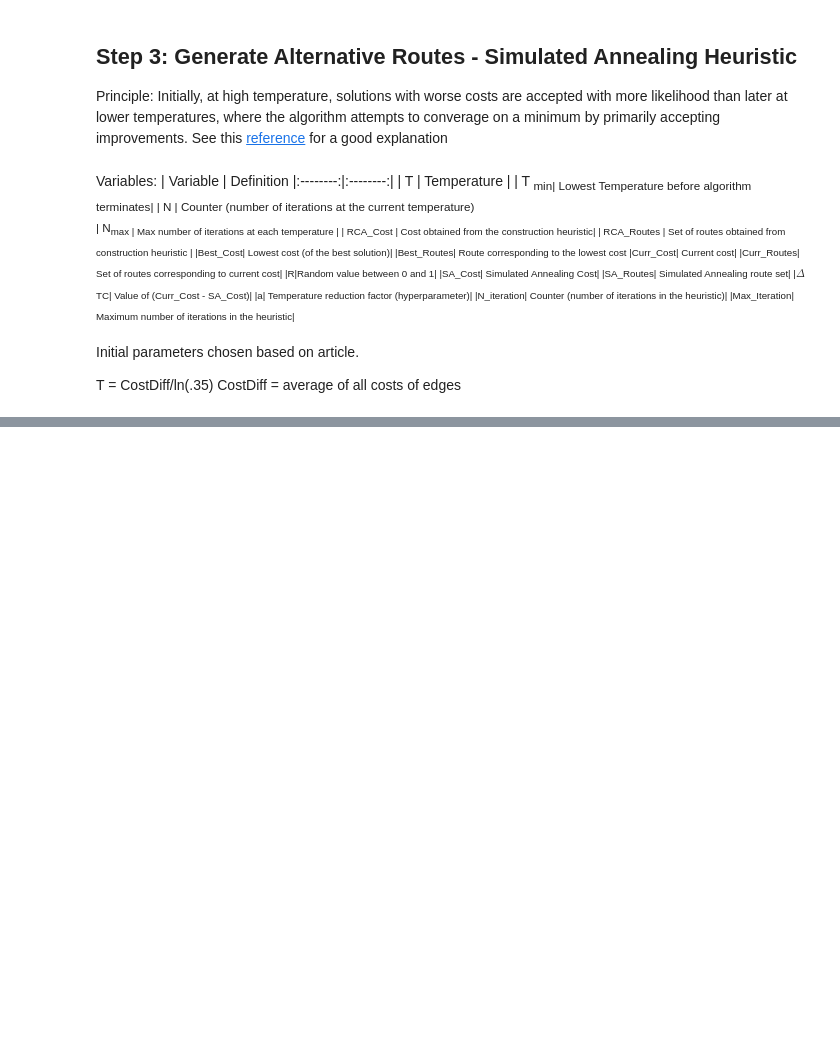
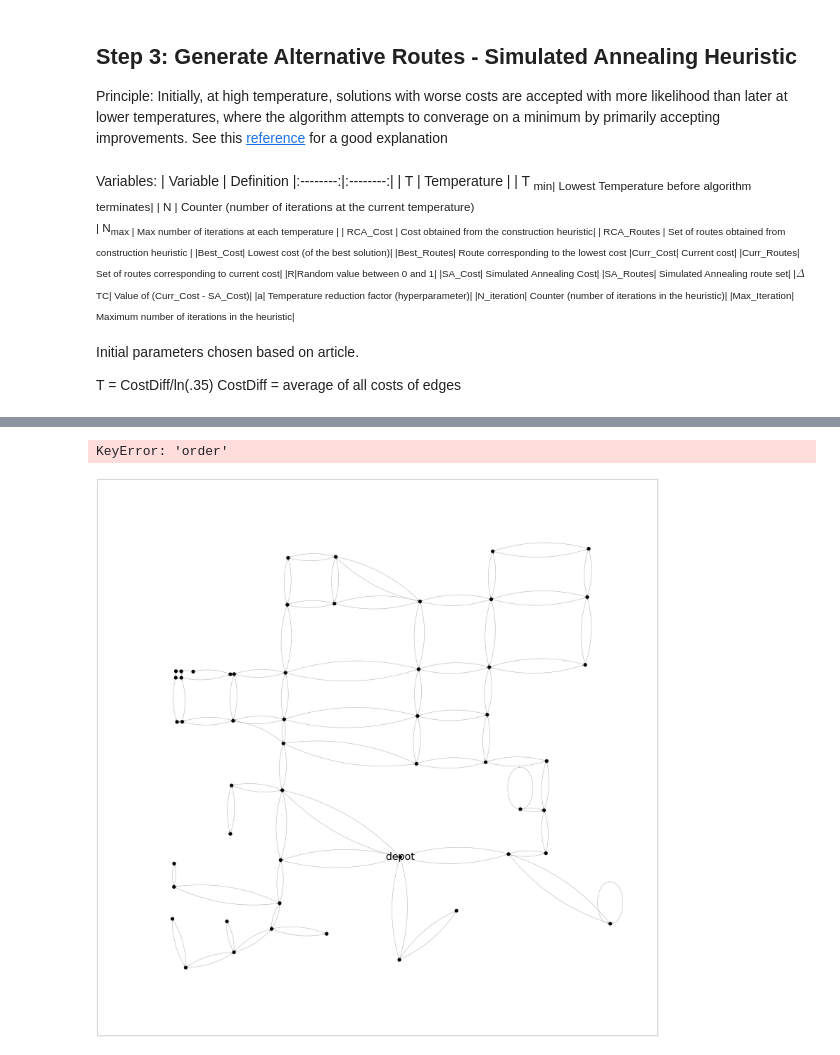
Before and after one commit to Ian1528/Snowplow-Route-Optimization, a Jupyter notebook: ToyProblem4-StreetsData/simplestreets.ipynb, the cells around one changed output, grey strips where cells are left out. Drawn from its saved outputs; the diff is of its cells as text; code cells hidden in the pictures; blank space fills up the shorter version.

```diff
--- a/ToyProblem4-StreetsData/simplestreets.ipynb
+++ b/ToyProblem4-StreetsData/simplestreets.ipynb
@@ -1263,0 +1258,6 @@ After simulated annealing 267391.9999999999
+# %%
+G_Graph = add_order_attribute(G_strong, best_routes_final)
+draw_labeled_multigraph(G_Graph, node_positions, 'order')
+# %% [output]
+KeyError: 'order'
+[figure, added]
```
Also changed, not shown: parts of 11 cells of this notebook, 9 other files.
